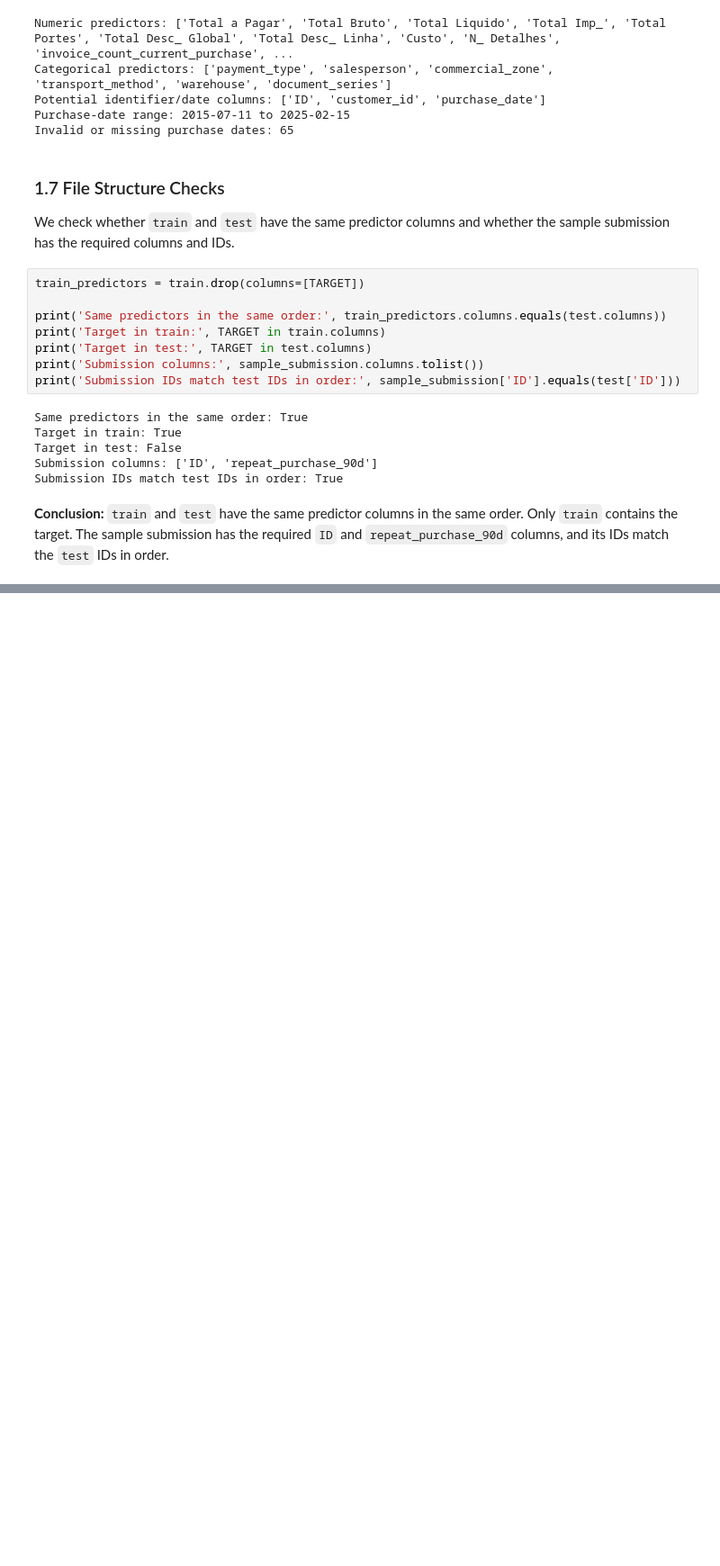
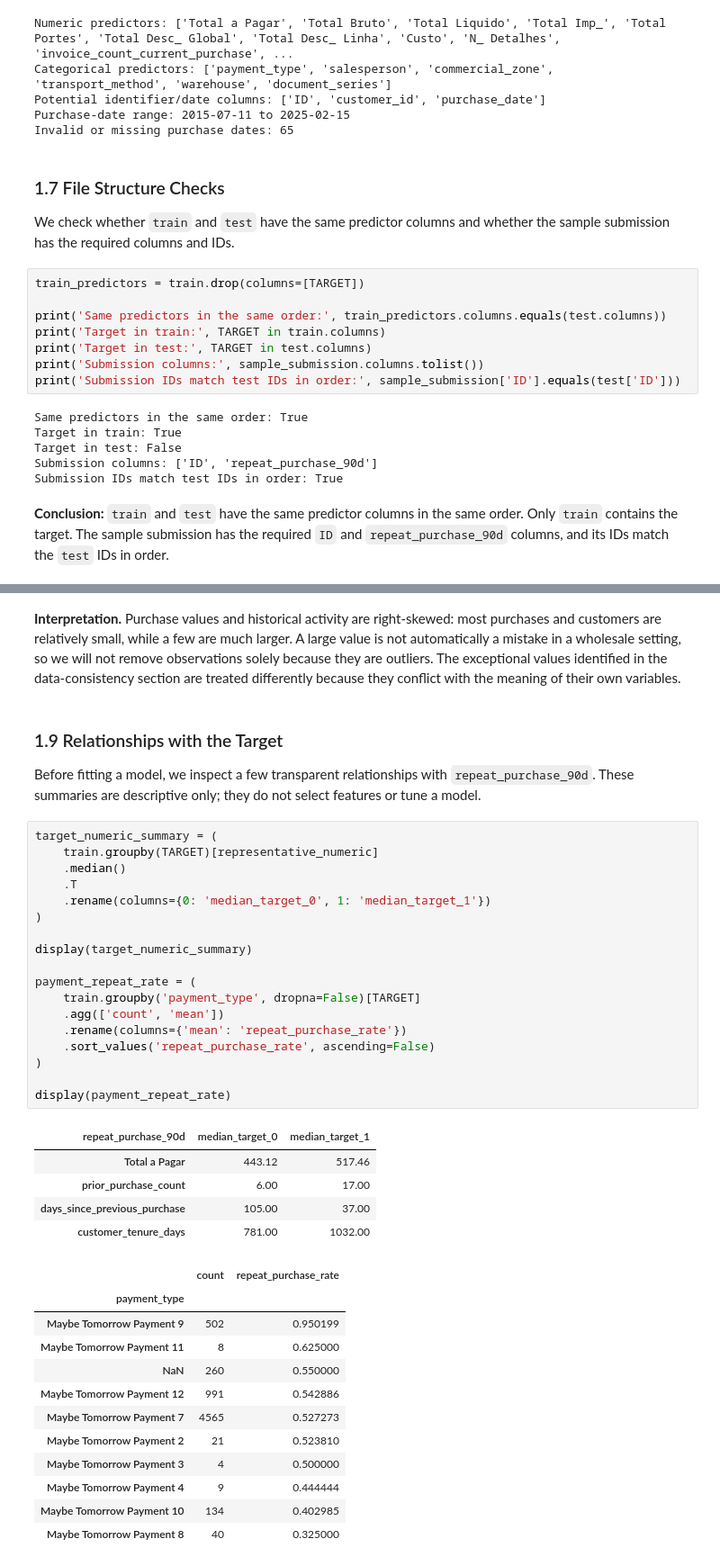
Before and after one commit to alfredosoudo21/ML_Group_04, a Jupyter notebook: notebooks/01_data_exploration.ipynb, the cells around one changed output, grey strips where cells are left out. Shown at 90% size. Cells and saved outputs as stored; diff of their text form; blank space fills up the shorter version.

```diff
--- a/notebooks/01_data_exploration.ipynb
+++ b/notebooks/01_data_exploration.ipynb
@@ -421,0 +405,42 @@ Submission IDs match test IDs in order: True
+# %% [markdown]
+**Interpretation.** Purchase values and historical activity are right-skewed: most purchases and customers are relatively small, while a few are much larger. A large value is not automatically a mistake in a wholesale setting, so we will not remove observations solely because they are outliers. The exceptional values identified in the data-consistency section are treated differently because they conflict with the meaning of their own variables.
+# %% [markdown]
+### 1.9 Relationships with the Target
+
+Before fitting a model, we inspect a few transparent relationships with `repeat_purchase_90d`. These summaries are descriptive only; they do not select features or tune a model.
+# %%
+target_numeric_summary = (
+    train.groupby(TARGET)[representative_numeric]
+    .median()
+    .T
+    .rename(columns={0: 'median_target_0', 1: 'median_target_1'})
+)
+
+display(target_numeric_summary)
+
+payment_repeat_rate = (
+    train.groupby('payment_type', dropna=False)[TARGET]
+    .agg(['count', 'mean'])
+    .rename(columns={'mean': 'repeat_purchase_rate'})
+    .sort_values('repeat_purchase_rate', ascending=False)
+)
+
+display(payment_repeat_rate)
+# %% [output]
+| repeat_purchase_90d | median_target_0 | median_target_1 |
+| Total a Pagar | 443.12 | 517.46 |
+| prior_purchase_count | 6.00 | 17.00 |
+| days_since_previous_purchase | 105.00 | 37.00 |
+| customer_tenure_days | 781.00 | 1032.00 |
+|  | count | repeat_purchase_rate |
+| payment_type |  |  |
+| Maybe Tomorrow Payment 9 | 502 | 0.950199 |
+| Maybe Tomorrow Payment 11 | 8 | 0.625000 |
+| NaN | 260 | 0.550000 |
+| Maybe Tomorrow Payment 12 | 991 | 0.542886 |
+| Maybe Tomorrow Payment 7 | 4565 | 0.527273 |
+| Maybe Tomorrow Payment 2 | 21 | 0.523810 |
+| Maybe Tomorrow Payment 3 | 4 | 0.500000 |
+| Maybe Tomorrow Payment 4 | 9 | 0.444444 |
+| Maybe Tomorrow Payment 10 | 134 | 0.402985 |
+| Maybe Tomorrow Payment 8 | 40 | 0.325000 |
```
Also changed, not shown: parts of 35 cells of this notebook.
